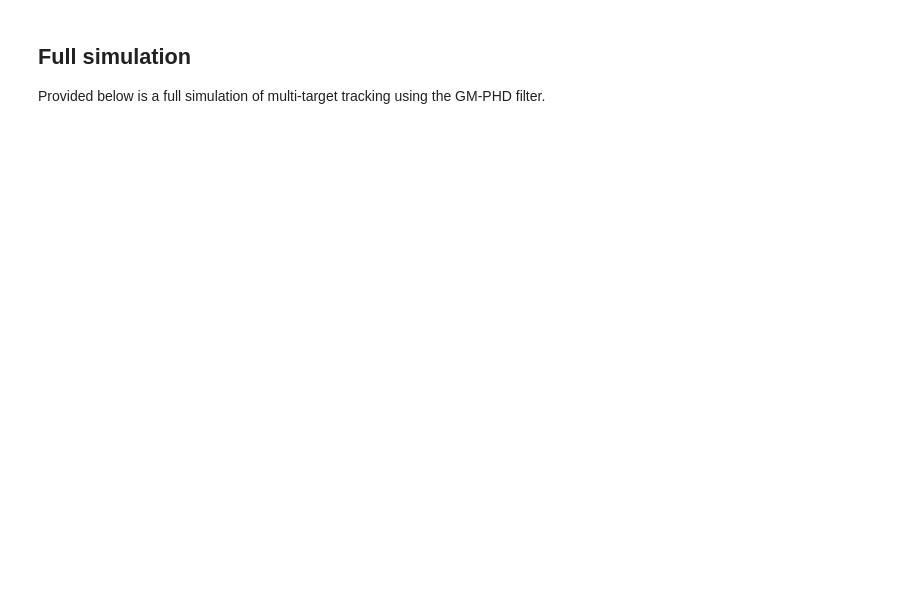
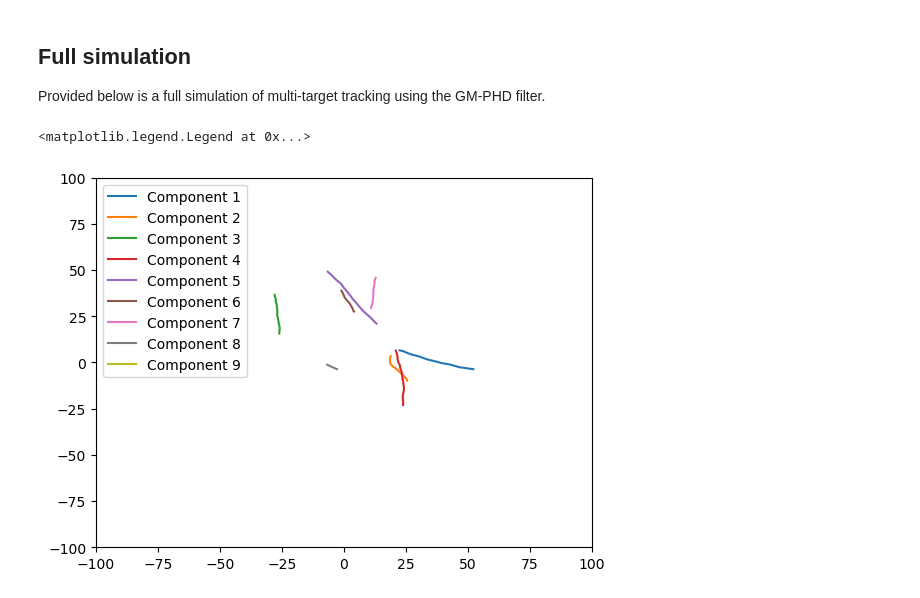
Before and after one commit to mtt-phd/mtt-phd, a Jupyter notebook: gmphd.ipynb, the cells around one changed output. Cells and saved outputs as stored; diff of their text form; code cells hidden in the pictures; blank space fills up the shorter version.

```diff
--- a/gmphd.ipynb
+++ b/gmphd.ipynb
@@ -875,0 +868,31 @@ Provided below is a full simulation of multi-target tracking using the GM-PHD fi
+# %%
+# Measurement parameters
+dim = 2
+dt = 1.0
+num_steps = 20
+
+birth_prob = 0.2
+death_prob = 0.005
+
+det_prob = 0.9
+clutter_rate = 3
+
+pos_bounds = (-30, 30)
+vel_bounds = (-1, 1)
+
+area = (-100, 100)
+# %%
+# generate ground truth data
+F = create_state_matrix(dt, dim)
+Q = np.identity(F.shape[0]) * 0.01
+
+truths = simulate_motion(F, Q, num_steps=num_steps, birth_prob=birth_prob, death_prob=death_prob, pos_bounds=pos_bounds, vel_bounds=vel_bounds)
+for i, state in truths.items():
+    pos = np.array([s[:2] if s is not None else [np.nan, np.nan] for s in state])
+    plt.plot(*pos[:,:2].T, label=f'Component {i + 1}')
+    plt.xlim(*area)
+    plt.ylim(*area)
+plt.legend()
+# %% [output]
+<matplotlib.legend.Legend at 0x...>
+[figure, added]
```
Also changed, not shown: parts of 35 cells of this notebook, 2 other files.
